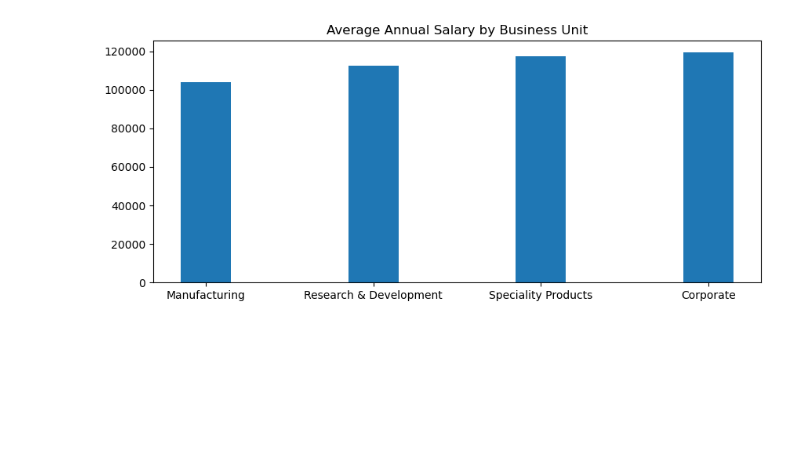
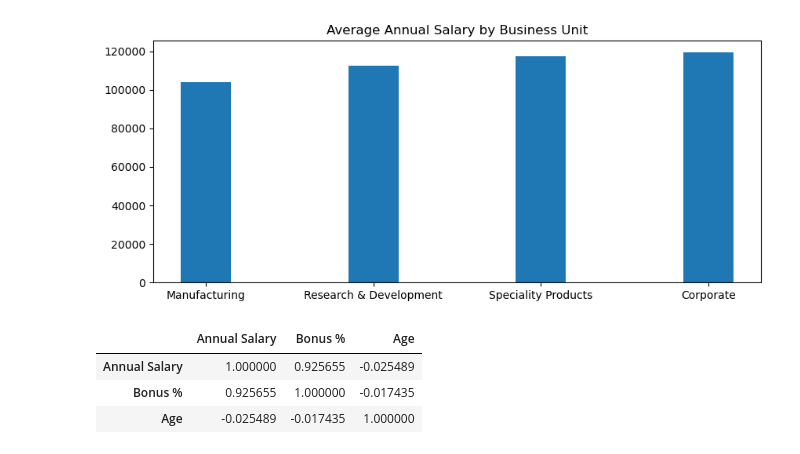
Before and after one commit to Myassar2/employee-analysis, a Jupyter notebook: Employee.ipynb, the cells around one changed output. Saved outputs shown, nothing was run; the diff lists cells and outputs as text; code cells hidden in the pictures; blank space fills up the shorter version.

```diff
--- a/Employee.ipynb
+++ b/Employee.ipynb
@@ -806,3 +808,10 @@ plt.title("Average Annual Salary by Business Unit")
 # %% [output]
 Text(0.5, 1.0, 'Average Annual Salary by Business Unit')
 [figure]
+# %%
+df[["Annual Salary", "Bonus %", "Age"]].corr()
+# %% [output]
+|  | Annual Salary | Bonus % | Age |
+| Annual Salary | 1.000000 | 0.925655 | -0.025489 |
+| Bonus % | 0.925655 | 1.000000 | -0.017435 |
+| Age | -0.025489 | -0.017435 | 1.000000 |
```
Also changed, not shown: parts of 7 cells of this notebook.
